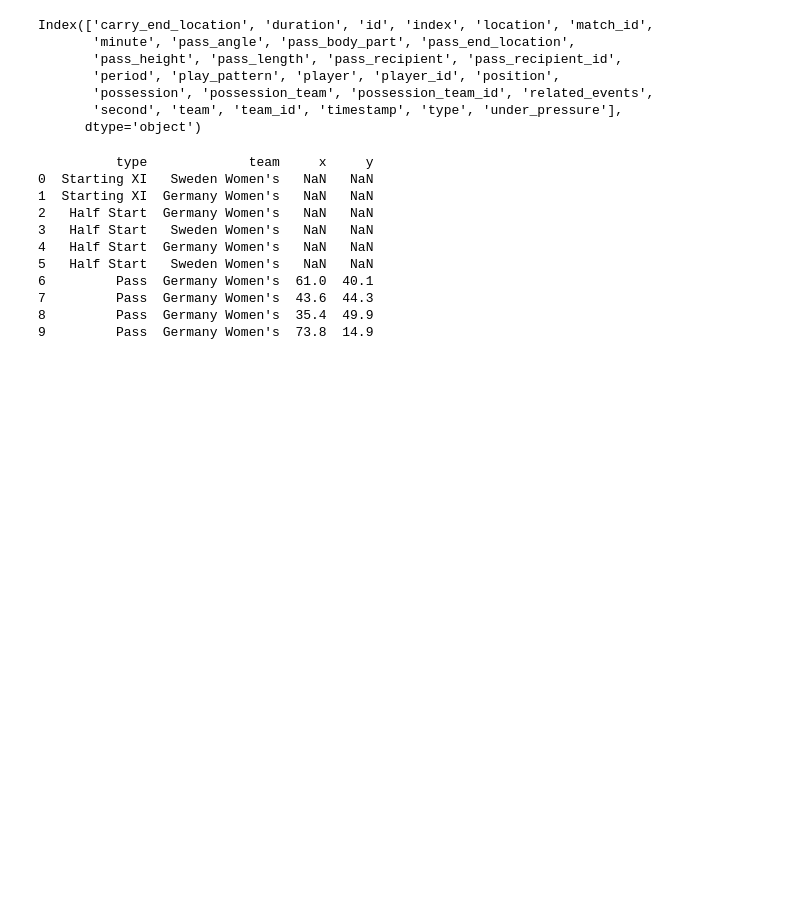
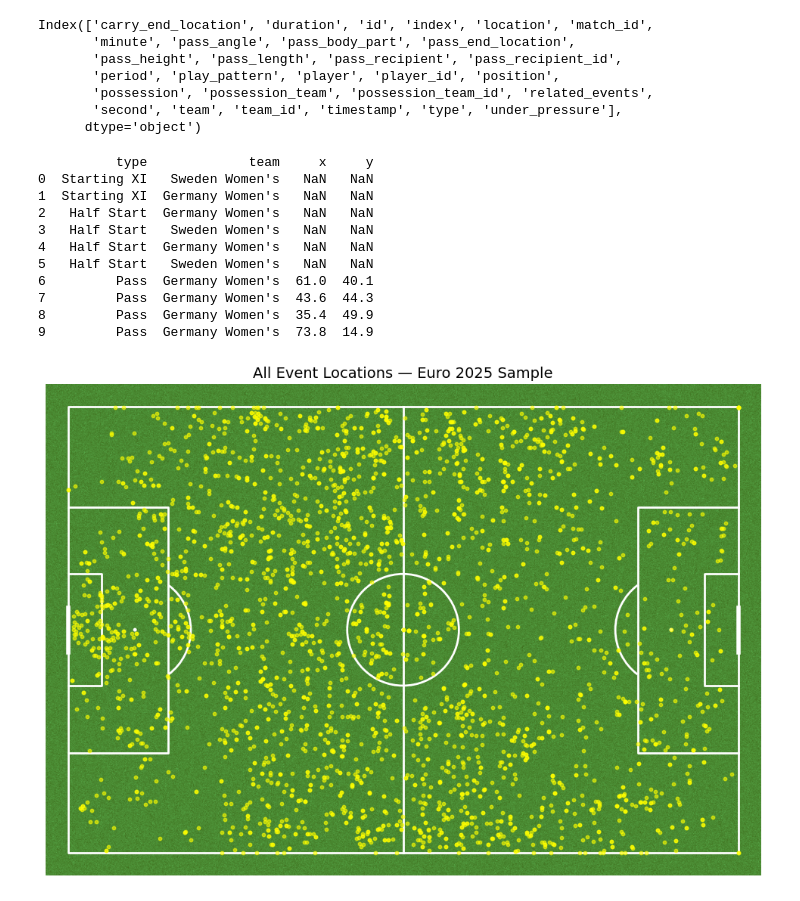
Before and after one commit to meganclapinski25/Euro2025_Data_Analysis, a Jupyter notebook: notebooks/data_load.ipynb, the cells around one changed output. Drawn from its saved outputs; the diff is of its cells as text; code cells hidden in the pictures; blank space fills up the shorter version.

```diff
--- a/notebooks/data_load.ipynb
+++ b/notebooks/data_load.ipynb
@@ -144,3 +146,17 @@ print(events_clean[['type', 'team', 'x', 'y']].head(10))
 7         Pass  Germany Women's  43.6  44.3
 8         Pass  Germany Women's  35.4  49.9
 9         Pass  Germany Women's  73.8  14.9
+# %%
+## Sample Field Viz
+
+pitch = Pitch(pitch_type='statsbomb', pitch_color='grass', line_color='white')
+fig, ax = pitch.draw(figsize=(10, 7))
+
+# only plot rows with valid coordinates
+valid = events_clean.dropna(subset=['x', 'y'])
+ax.scatter(valid['x'], valid['y'], s=10, alpha=0.6, c='yellow')
+
+ax.set_title("All Event Locations — Euro 2025 Sample", fontsize=14)
+plt.show()
+# %% [output]
+[figure, added]
```
Also changed, not shown: parts of 11 cells of this notebook.
